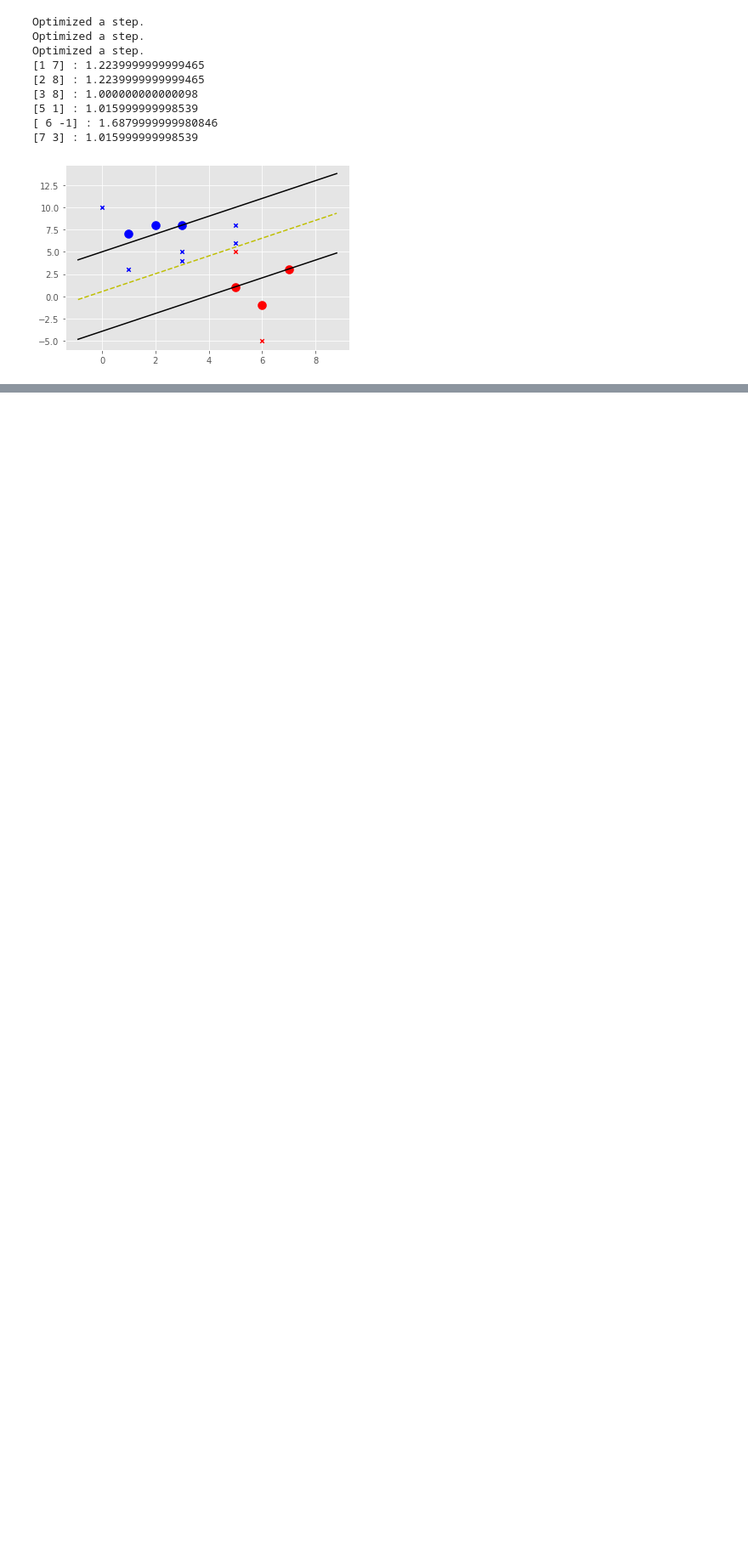
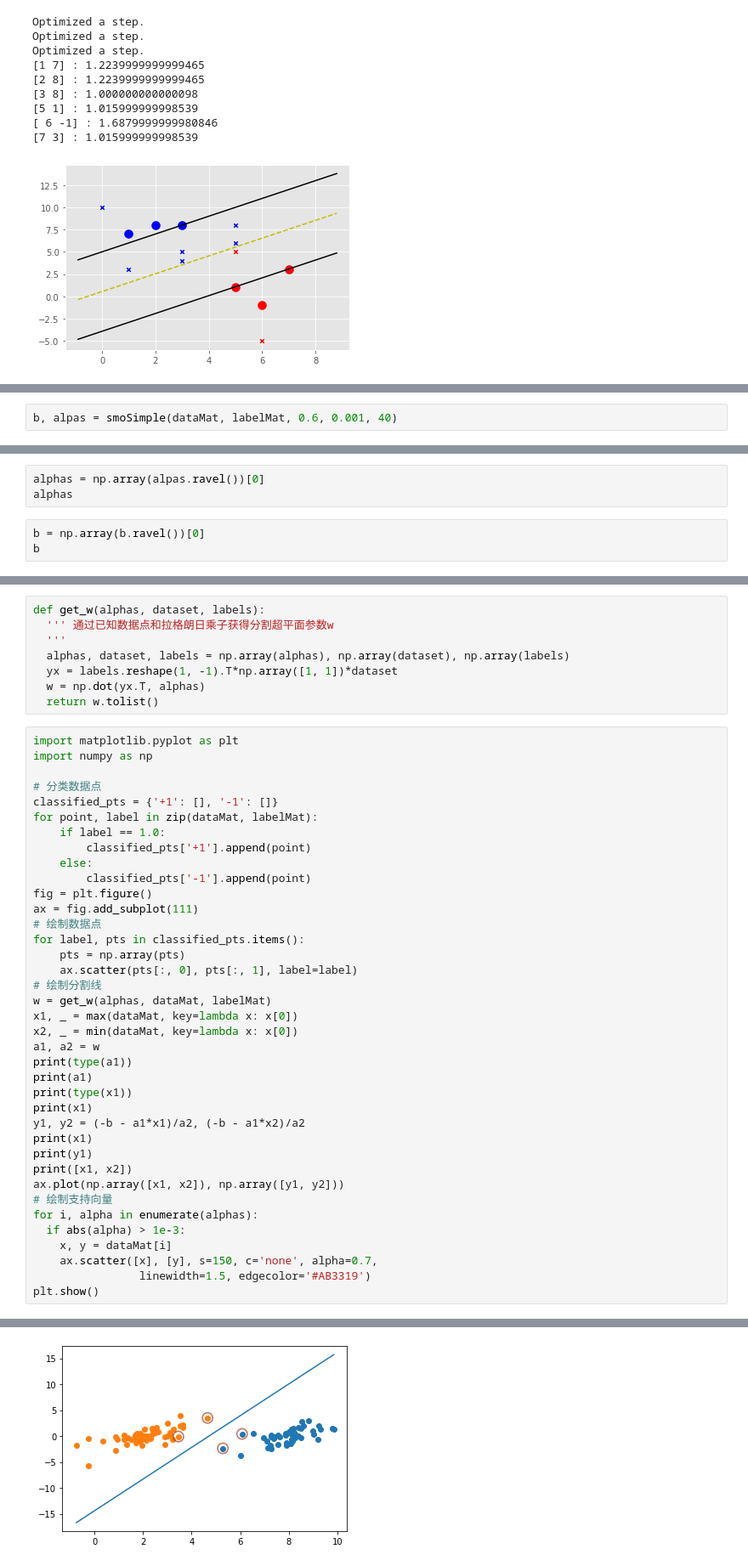
Before and after one commit to linlih/CS-Notes, a Jupyter notebook: code/SVM_from_scratch.ipynb, the cells around one changed output, grey strips where cells are left out. Shown at 85% size. Drawn from its saved outputs; the diff is of its cells as text; blank space fills up the shorter version.

```diff
--- a/code/SVM_from_scratch.ipynb
+++ b/code/SVM_from_scratch.ipynb
@@ -167,0 +318,2 @@ Optimized a step.
+# %%
+b, alpas = smoSimple(dataMat, labelMat, 0.6, 0.001, 40)
@@ -167,0 +338,6 @@ Optimized a step.
+# %%
+alphas = np.array(alpas.ravel())[0]
+alphas
+# %%
+b = np.array(b.ravel())[0]
+b
@@ -167,0 +346,47 @@ Optimized a step.
+# %%
+def get_w(alphas, dataset, labels):
+  ''' 通过已知数据点和拉格朗日乘子获得分割超平面参数w
+  '''
+  alphas, dataset, labels = np.array(alphas), np.array(dataset), np.array(labels)
+  yx = labels.reshape(1, -1).T*np.array([1, 1])*dataset
+  w = np.dot(yx.T, alphas)
+  return w.tolist()
+# %%
+import matplotlib.pyplot as plt
+import numpy as np
+
+# 分类数据点
+classified_pts = {'+1': [], '-1': []}
+for point, label in zip(dataMat, labelMat):
+    if label == 1.0:
+        classified_pts['+1'].append(point)
+    else:
+        classified_pts['-1'].append(point)
+fig = plt.figure()
+ax = fig.add_subplot(111)
+# 绘制数据点
+for label, pts in classified_pts.items():
+    pts = np.array(pts)
+    ax.scatter(pts[:, 0], pts[:, 1], label=label)
+# 绘制分割线
+w = get_w(alphas, dataMat, labelMat)
+x1, _ = max(dataMat, key=lambda x: x[0])
+x2, _ = min(dataMat, key=lambda x: x[0])
+a1, a2 = w
+print(type(a1))
+print(a1)
+print(type(x1))
+print(x1)
+y1, y2 = (-b - a1*x1)/a2, (-b - a1*x2)/a2
+print(x1)
+print(y1)
+print([x1, x2])
+ax.plot(np.array([x1, x2]), np.array([y1, y2]))
+# 绘制支持向量
+for i, alpha in enumerate(alphas):
+  if abs(alpha) > 1e-3:
+    x, y = dataMat[i]
+    ax.scatter([x], [y], s=150, c='none', alpha=0.7,
+                linewidth=1.5, edgecolor='#AB3319')
+plt.show()
+# %% [output]
@@ -167,0 +400 @@ Optimized a step.
+[figure, added]
```
Also changed, not shown: parts of 11 cells of this notebook.
